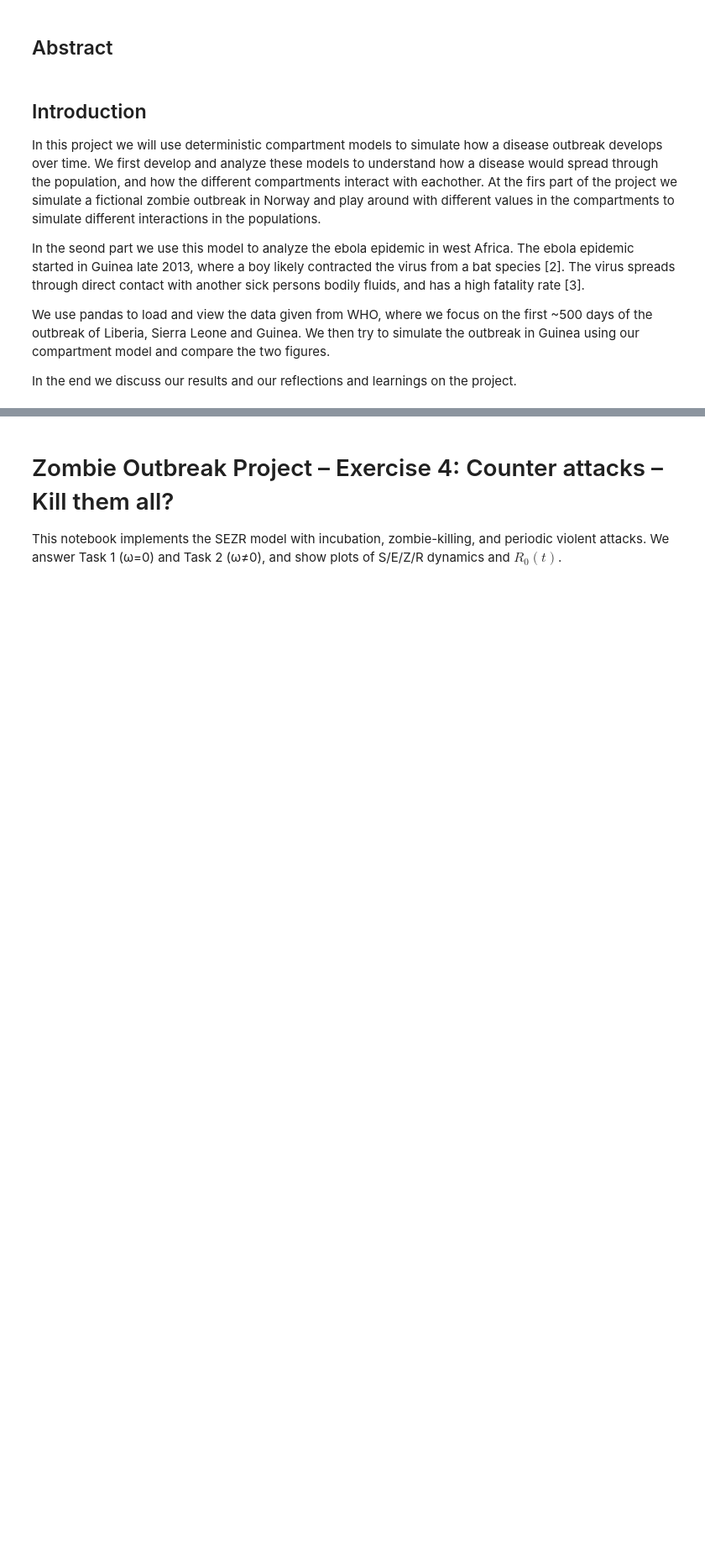
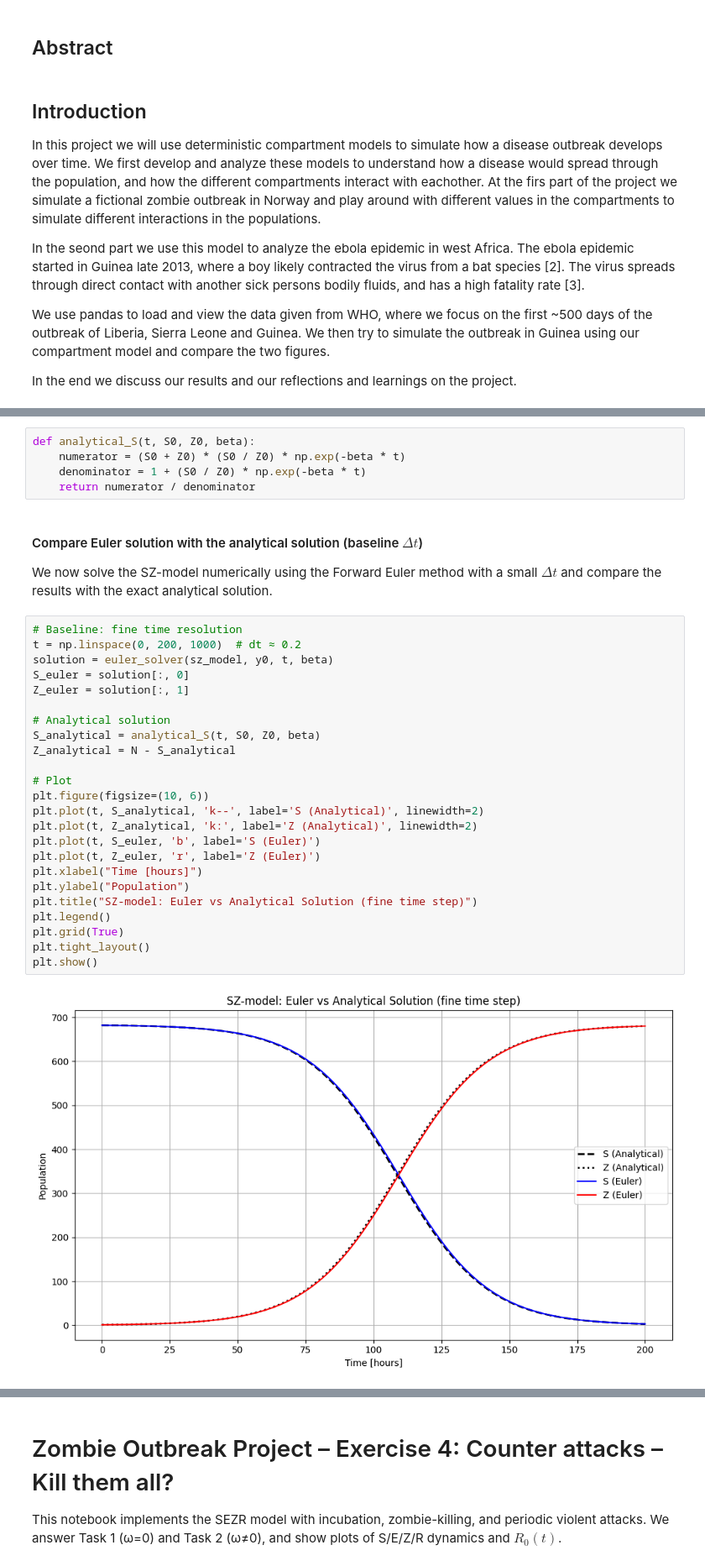
Before and after one commit to hoyes127/MOD300_Project_2, a Jupyter notebook: project2.ipynb, the cells around one changed output, grey strips where cells are left out. Shown at 84% size. Saved outputs shown, nothing was run; the diff lists cells and outputs as text; blank space fills up the shorter version.

```diff
--- a/project2.ipynb
+++ b/project2.ipynb
@@ -15,0 +294,35 @@ In the end we discuss our results and our reflections and learnings on the proje
+# %%
+def analytical_S(t, S0, Z0, beta):
+    numerator = (S0 + Z0) * (S0 / Z0) * np.exp(-beta * t)
+    denominator = 1 + (S0 / Z0) * np.exp(-beta * t)
+    return numerator / denominator
+# %% [markdown]
+#### Compare Euler solution with the analytical solution (baseline $\Delta t$)
+
+We now solve the SZ-model numerically using the Forward Euler method with a small $\Delta t$ and compare the results with the exact analytical solution.
+# %%
+# Baseline: fine time resolution
+t = np.linspace(0, 200, 1000)  # dt ≈ 0.2
+solution = euler_solver(sz_model, y0, t, beta)
+S_euler = solution[:, 0]
+Z_euler = solution[:, 1]
+
+# Analytical solution
+S_analytical = analytical_S(t, S0, Z0, beta)
+Z_analytical = N - S_analytical
+
+# Plot
+plt.figure(figsize=(10, 6))
+plt.plot(t, S_analytical, 'k--', label='S (Analytical)', linewidth=2)
+plt.plot(t, Z_analytical, 'k:', label='Z (Analytical)', linewidth=2)
+plt.plot(t, S_euler, 'b', label='S (Euler)')
+plt.plot(t, Z_euler, 'r', label='Z (Euler)')
+plt.xlabel("Time [hours]")
+plt.ylabel("Population")
+plt.title("SZ-model: Euler vs Analytical Solution (fine time step)")
+plt.legend()
+plt.grid(True)
+plt.tight_layout()
+plt.show()
+# %% [output]
+[figure, added]
```
Also changed, not shown: parts of 28 cells of this notebook.
